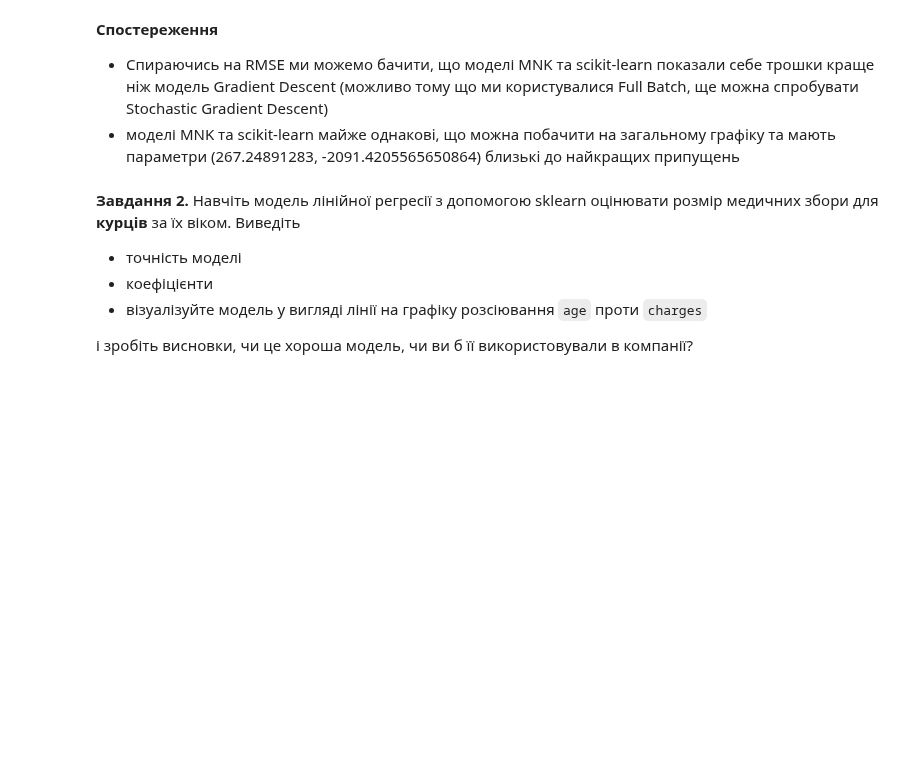
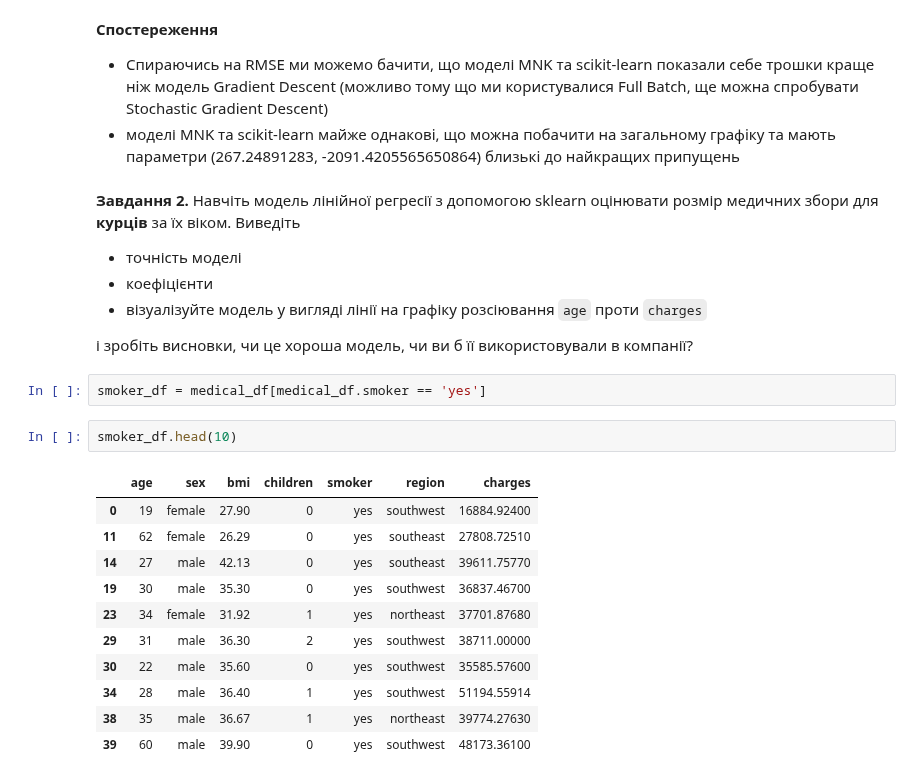
Before and after one commit to o-semenkova/ml_home_tasks, a Jupyter notebook: HW_2_1_Побудова_лінійної_регресії_за_одною_ознакою.ipynb, the cells around one changed output. Cells and saved outputs as stored; diff of their text form; blank space fills up the shorter version.

```diff
--- a/HW_2_1_Побудова_лінійної_регресії_за_одною_ознакою.ipynb
+++ b/HW_2_1_Побудова_лінійної_регресії_за_одною_ознакою.ipynb
@@ -220,3 +220,19 @@ plt.show()
 -  візуалізуйте модель у вигляді лінії на графіку розсіювання `age` проти `charges`
 
 і зробіть висновки, чи це хороша модель, чи ви б її використовували в компанії?
+# %%
+smoker_df = medical_df[medical_df.smoker == 'yes']
+# %%
+smoker_df.head(10)
+# %% [output]
+|  | age | sex | bmi | children | smoker | region | charges |
+| 0 | 19 | female | 27.90 | 0 | yes | southwest | 16884.92400 |
+| 11 | 62 | female | 26.29 | 0 | yes | southeast | 27808.72510 |
+| 14 | 27 | male | 42.13 | 0 | yes | southeast | 39611.75770 |
+| 19 | 30 | male | 35.30 | 0 | yes | southwest | 36837.46700 |
+| 23 | 34 | female | 31.92 | 1 | yes | northeast | 37701.87680 |
+| 29 | 31 | male | 36.30 | 2 | yes | southwest | 38711.00000 |
+| 30 | 22 | male | 35.60 | 0 | yes | southwest | 35585.57600 |
+| 34 | 28 | male | 36.40 | 1 | yes | southwest | 51194.55914 |
+| 38 | 35 | male | 36.67 | 1 | yes | northeast | 39774.27630 |
+| 39 | 60 | male | 39.90 | 0 | yes | southwest | 48173.36100 |
```
Also changed, not shown: parts of 7 cells of this notebook.
